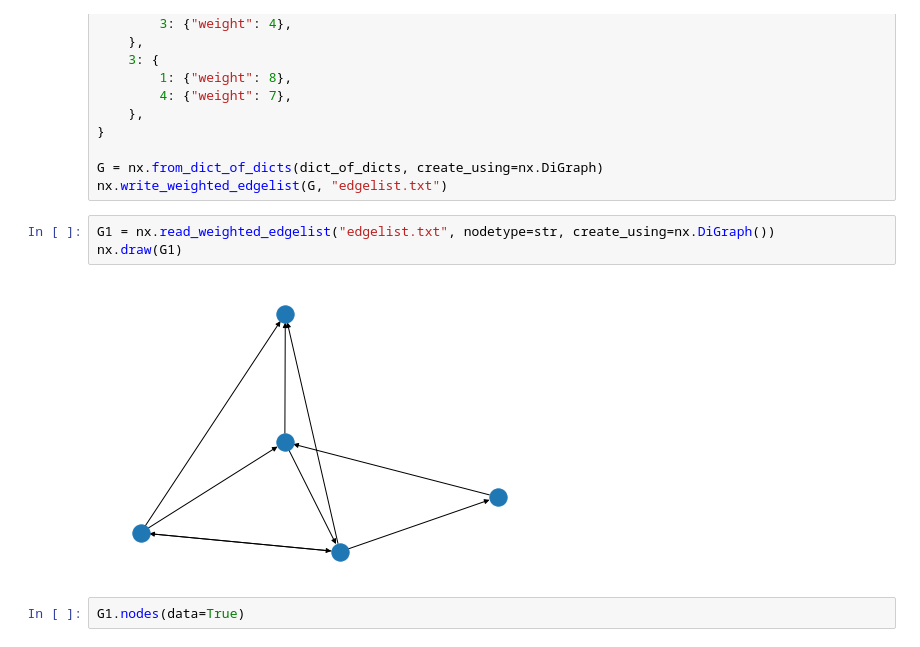
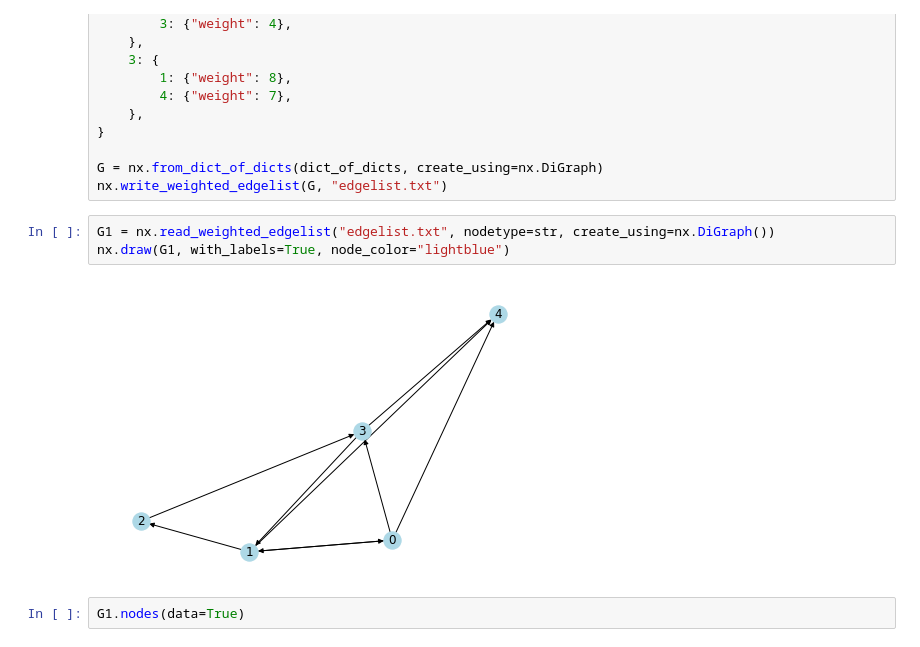
Before and after one commit to alextanhongpin/python-networkx, a Jupyter notebook: 01_network.ipynb, the cells around one changed output. Saved outputs shown, nothing was run; the diff lists cells and outputs as text.

```diff
--- a/01_network.ipynb
+++ b/01_network.ipynb
@@ -117,9 +127,9 @@ G = nx.from_dict_of_dicts(dict_of_dicts, create_using=nx.DiGraph)
 nx.write_weighted_edgelist(G, "edgelist.txt")
 # %%
 G1 = nx.read_weighted_edgelist("edgelist.txt", nodetype=str, create_using=nx.DiGraph())
-nx.draw(G1)
+nx.draw(G1, with_labels=True, node_color="lightblue")
 # %% [output]
-[figure, old version]
+[figure, new version]
 # %%
 G1.nodes(data=True)
 # %% [output]
```
Also changed, not shown: parts of 14 cells of this notebook, 2 other files.
